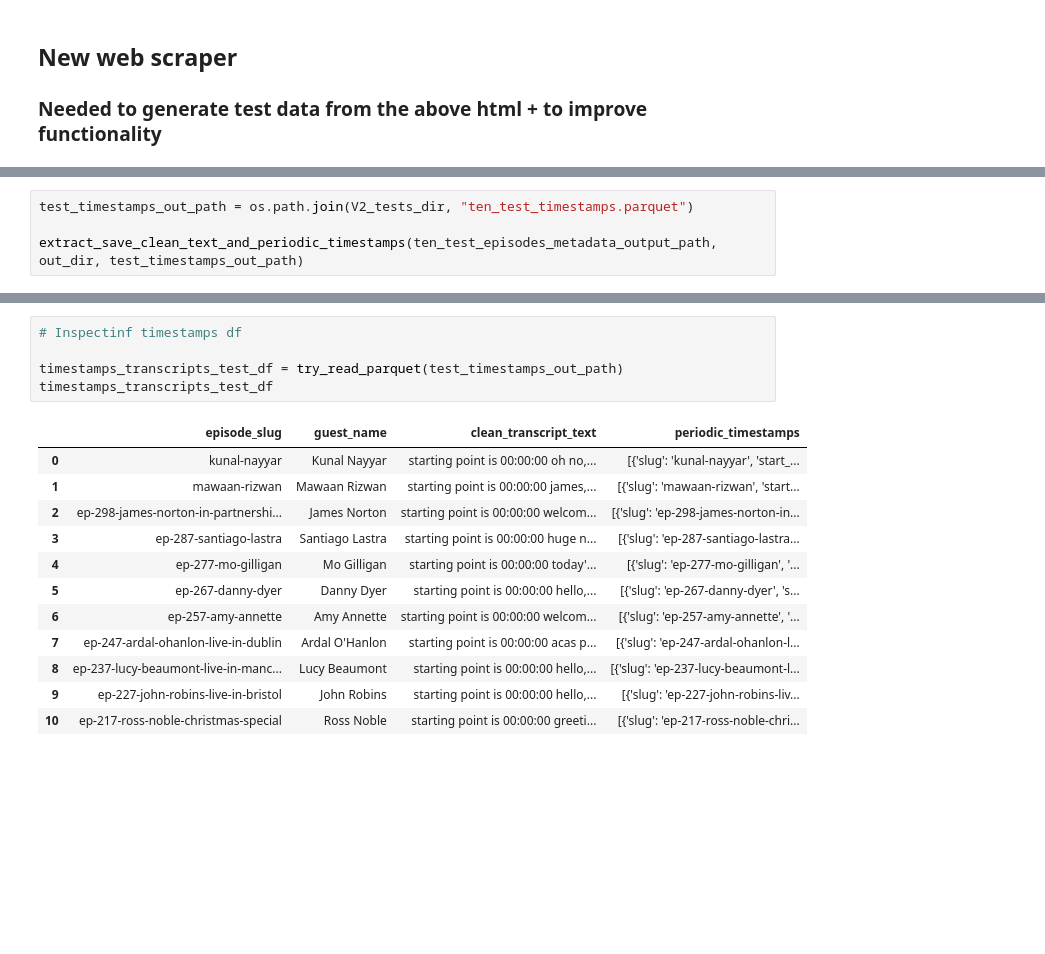
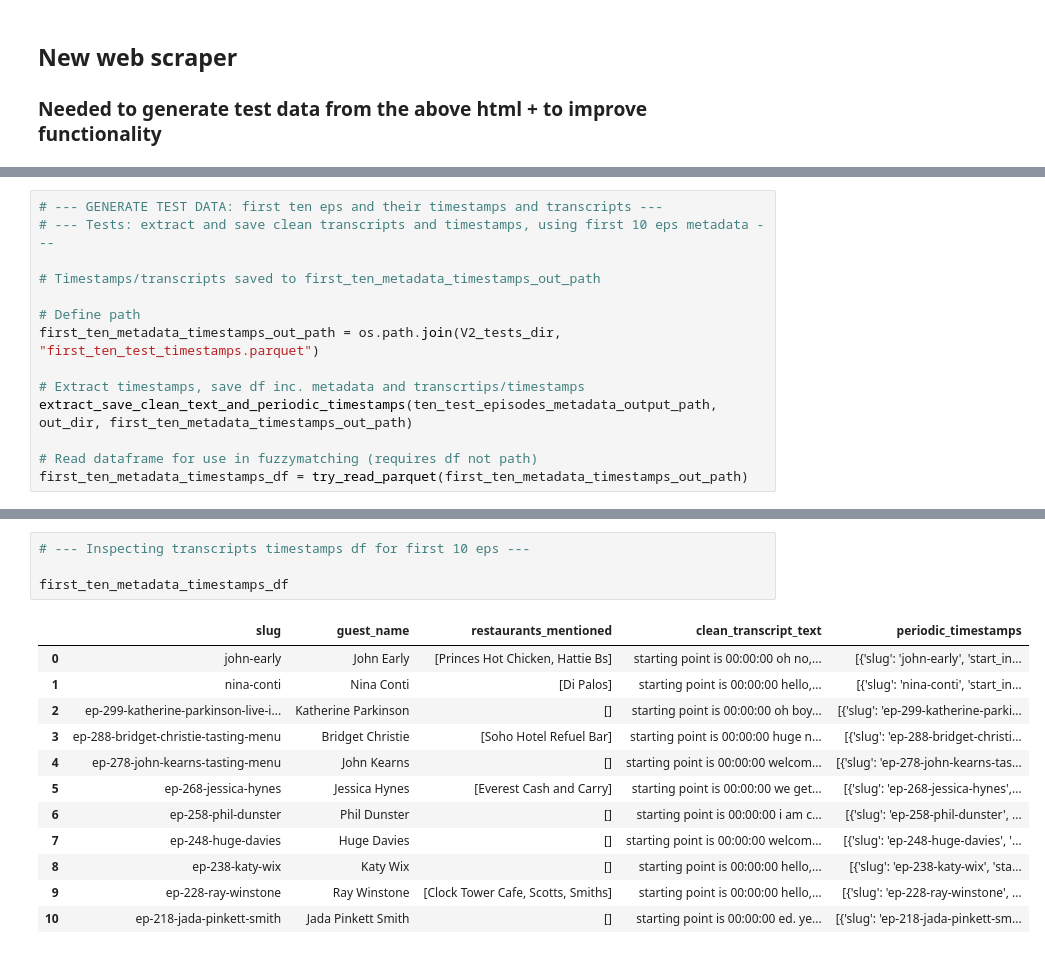
Before and after one commit to JAnders228/off-menu-restaurant-mention-locator, a Jupyter notebook: notebooks/V2_new_names_sandbox.ipynb, the cells around one changed output, grey strips where cells are left out. Drawn from its saved outputs; the diff is of its cells as text; blank space fills up the shorter version.

```diff
--- a/notebooks/V2_new_names_sandbox.ipynb
+++ b/notebooks/V2_new_names_sandbox.ipynb
@@ -1907,5 +1645,15 @@ def combine_timestamps_and_metadata(
 # %%
-test_timestamps_out_path = os.path.join(V2_tests_dir, "ten_test_timestamps.parquet")
+# --- GENERATE TEST DATA: first ten eps and their timestamps and transcripts ---
+# --- Tests: extract and save clean transcripts and timestamps, using first 10 eps metadata ---
 
-extract_save_clean_text_and_periodic_timestamps(ten_test_episodes_metadata_output_path, out_dir, test_timestamps_out_path)
+# Timestamps/transcripts saved to first_ten_metadata_timestamps_out_path
+
+# Define path
+first_ten_metadata_timestamps_out_path = os.path.join(V2_tests_dir, "first_ten_test_timestamps.parquet")
+
+# Extract timestamps, save df inc. metadata and transcrtips/timestamps
+extract_save_clean_text_and_periodic_timestamps(ten_test_episodes_metadata_output_path, out_dir, first_ten_metadata_timestamps_out_path)
+
+# Read dataframe for use in fuzzymatching (requires df not path)
+first_ten_metadata_timestamps_df = try_read_parquet(first_ten_metadata_timestamps_out_path)
 # %% [output]
@@ -1929,19 +1677,18 @@ Successfully saved clean transcripts and timestamps for 11 episodes to c:\Users\
 # %%
-# Inspectinf timestamps df
+# --- Inspecting transcripts timestamps df for first 10 eps ---
 
-timestamps_transcripts_test_df = try_read_parquet(test_timestamps_out_path)
-timestamps_transcripts_test_df
+first_ten_metadata_timestamps_df
 # %% [output]
-|  | episode_slug | guest_name | clean_transcript_text | periodic_timestamps |
-| 0 | kunal-nayyar | Kunal Nayyar | starting point is 00:00:00 oh no,... | [{'slug': 'kunal-nayyar', 'start_... |
-| 1 | mawaan-rizwan | Mawaan Rizwan | starting point is 00:00:00 james,... | [{'slug': 'mawaan-rizwan', 'start... |
-| 2 | ep-298-james-norton-in-partnershi... | James Norton | starting point is 00:00:00 welcom... | [{'slug': 'ep-298-james-norton-in... |
-| 3 | ep-287-santiago-lastra | Santiago Lastra | starting point is 00:00:00 huge n... | [{'slug': 'ep-287-santiago-lastra... |
-| 4 | ep-277-mo-gilligan | Mo Gilligan | starting point is 00:00:00 today'... | [{'slug': 'ep-277-mo-gilligan', '... |
-| 5 | ep-267-danny-dyer | Danny Dyer | starting point is 00:00:00 hello,... | [{'slug': 'ep-267-danny-dyer', 's... |
-| 6 | ep-257-amy-annette | Amy Annette | starting point is 00:00:00 welcom... | [{'slug': 'ep-257-amy-annette', '... |
-| 7 | ep-247-ardal-ohanlon-live-in-dublin | Ardal O'Hanlon | starting point is 00:00:00 acas p... | [{'slug': 'ep-247-ardal-ohanlon-l... |
-| 8 | ep-237-lucy-beaumont-live-in-manc... | Lucy Beaumont | starting point is 00:00:00 hello,... | [{'slug': 'ep-237-lucy-beaumont-l... |
-| 9 | ep-227-john-robins-live-in-bristol | John Robins | starting point is 00:00:00 hello,... | [{'slug': 'ep-227-john-robins-liv... |
-| 10 | ep-217-ross-noble-christmas-special | Ross Noble | starting point is 00:00:00 greeti... | [{'slug': 'ep-217-ross-noble-chri... |
+|  | slug | guest_name | restaurants_mentioned | clean_transcript_text | periodic_timestamps |
+| 0 | john-early | John Early | [Princes Hot Chicken, Hattie Bs] | starting point is 00:00:00 oh no,... | [{'slug': 'john-early', 'start_in... |
+| 1 | nina-conti | Nina Conti | [Di Palos] | starting point is 00:00:00 hello,... | [{'slug': 'nina-conti', 'start_in... |
+| 2 | ep-299-katherine-parkinson-live-i... | Katherine Parkinson | [] | starting point is 00:00:00 oh boy... | [{'slug': 'ep-299-katherine-parki... |
+| 3 | ep-288-bridget-christie-tasting-menu | Bridget Christie | [Soho Hotel Refuel Bar] | starting point is 00:00:00 huge n... | [{'slug': 'ep-288-bridget-christi... |
+| 4 | ep-278-john-kearns-tasting-menu | John Kearns | [] | starting point is 00:00:00 welcom... | [{'slug': 'ep-278-john-kearns-tas... |
+| 5 | ep-268-jessica-hynes | Jessica Hynes | [Everest Cash and Carry] | starting point is 00:00:00 we get... | [{'slug': 'ep-268-jessica-hynes',... |
+| 6 | ep-258-phil-dunster | Phil Dunster | [] | starting point is 00:00:00 i am c... | [{'slug': 'ep-258-phil-dunster', ... |
+| 7 | ep-248-huge-davies | Huge Davies | [] | starting point is 00:00:00 welcom... | [{'slug': 'ep-248-huge-davies', '... |
+| 8 | ep-238-katy-wix | Katy Wix | [] | starting point is 00:00:00 hello,... | [{'slug': 'ep-238-katy-wix', 'sta... |
+| 9 | ep-228-ray-winstone | Ray Winstone | [Clock Tower Cafe, Scotts, Smiths] | starting point is 00:00:00 hello,... | [{'slug': 'ep-228-ray-winstone', ... |
+| 10 | ep-218-jada-pinkett-smith | Jada Pinkett Smith | [] | starting point is 00:00:00 ed. ye... | [{'slug': 'ep-218-jada-pinkett-sm... |
 # %%
```
Also changed, not shown: parts of 49 cells of this notebook, 3 other files.
